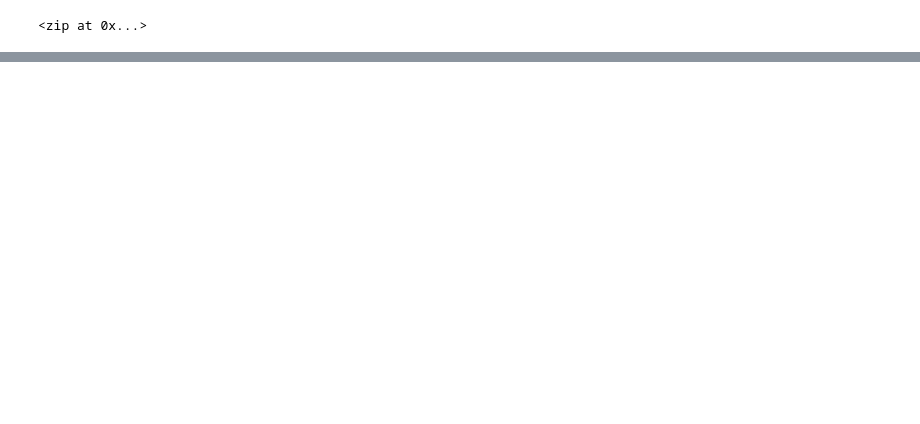
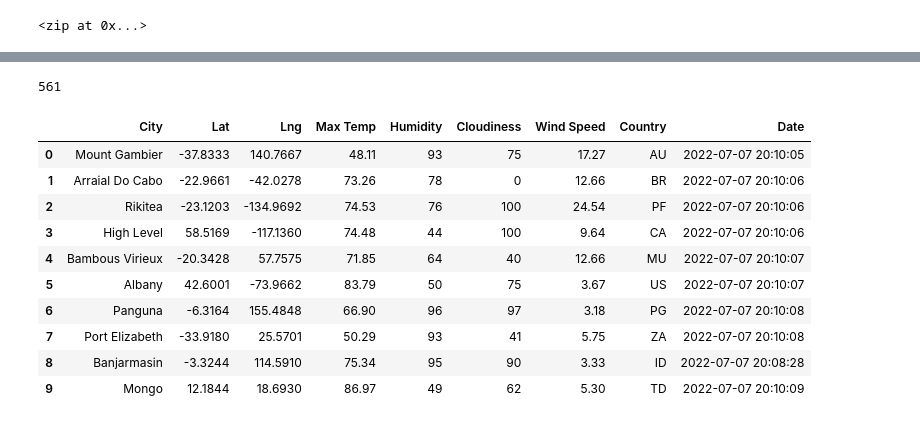
Before and after one commit to acegal1/World_Weather_Analysis, a Jupyter notebook: WeatherPy.ipynb, the cells around one changed output, grey strips where cells are left out. Drawn from its saved outputs; the diff is of its cells as text; code cells hidden in the pictures; blank space fills up the shorter version.

```diff
--- a/WeatherPy.ipynb
+++ b/WeatherPy.ipynb
@@ -58,0 +65,3 @@ len(cities)
+# %%
+#Build the basic URL for the OpenWeatherMap with your weather_api_key added to the URL
+url = "http://api.openweathermap.org/data/2.5/weather?units=Imperial&APPID=" + weather_api_key
@@ -58,0 +153,20 @@ len(cities)
+# %%
+len(city_data)
+# %% [output]
+561
+# %%
+# Convert the array of dictionaries to a Pandas DataFrame. df = pd.DataFrame(list with dictionaries)
+city_data_df = pd.DataFrame(city_data)
+city_data_df.head(10)
+# %% [output]
+|  | City | Lat | Lng | Max Temp | Humidity | Cloudiness | Wind Speed | Country | Date |
+| 0 | Mount Gambier | -37.8333 | 140.7667 | 48.11 | 93 | 75 | 17.27 | AU | 2022-07-07 20:10:05 |
+| 1 | Arraial Do Cabo | -22.9661 | -42.0278 | 73.26 | 78 | 0 | 12.66 | BR | 2022-07-07 20:10:06 |
+| 2 | Rikitea | -23.1203 | -134.9692 | 74.53 | 76 | 100 | 24.54 | PF | 2022-07-07 20:10:06 |
+| 3 | High Level | 58.5169 | -117.1360 | 74.48 | 44 | 100 | 9.64 | CA | 2022-07-07 20:10:06 |
+| 4 | Bambous Virieux | -20.3428 | 57.7575 | 71.85 | 64 | 40 | 12.66 | MU | 2022-07-07 20:10:07 |
+| 5 | Albany | 42.6001 | -73.9662 | 83.79 | 50 | 75 | 3.67 | US | 2022-07-07 20:10:07 |
+| 6 | Panguna | -6.3164 | 155.4848 | 66.90 | 96 | 97 | 3.18 | PG | 2022-07-07 20:10:08 |
+| 7 | Port Elizabeth | -33.9180 | 25.5701 | 50.29 | 93 | 41 | 5.75 | ZA | 2022-07-07 20:10:08 |
+| 8 | Banjarmasin | -3.3244 | 114.5910 | 75.34 | 95 | 90 | 3.33 | ID | 2022-07-07 20:08:28 |
+| 9 | Mongo | 12.1844 | 18.6930 | 86.97 | 49 | 62 | 5.30 | TD | 2022-07-07 20:10:09 |
```
Also changed, not shown: parts of 8 cells of this notebook, 5 other files.
